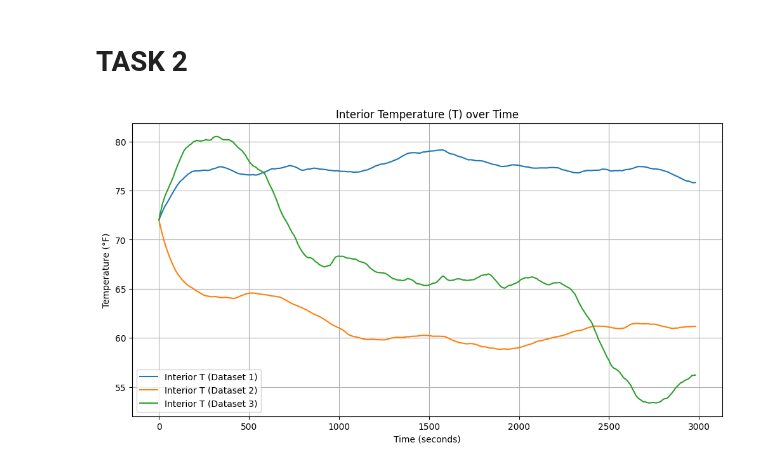
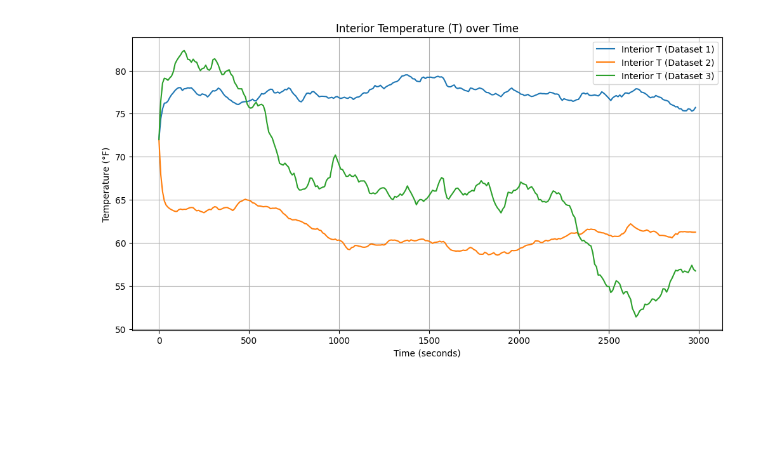
Before and after one commit to essey1/modelling-thermal-comfort, a Jupyter notebook: task2_matrix_solver.ipynb, the cells around one changed output. Cells and saved outputs as stored; diff of their text form; code cells hidden in the pictures; blank space fills up the shorter version.

Commit message:
added task2 code

```diff
--- a/task2_matrix_solver.ipynb
+++ b/task2_matrix_solver.ipynb
@@ -162,8 +161,6 @@ data_set_3 = np.array([
     57.03029534,56.96342087,56.21290079,56.88171897,56.54423884,56.46385847,
     57.37118564,57.82377138,56.42950469,56.5765452,56.39941398
 ])
-# %% [markdown]
-# **TASK 2**
 # %%
 import numpy as np
 import matplotlib.pyplot as plt
@@ -176,7 +173,7 @@ all_datasets = {
     "Dataset 3": data_set_3
 }
 
-def solve_temperature(theta_data, h=10, k=0.01):
+def solve_temperature(theta_data, h=10, k=0.05):
     """
     Solves T = A^-1 * b
     h: Time-step size
@@ -194,31 +191,31 @@ def solve_temperature(theta_data, h=10, k=0.01):
     # Construct vector b
     # u_i
     b = np.zeros(n)
     b[0] = 72 # Initial condition T0 = 72
 
     for i in range(1, n):
         u_prev = 0.1 * k * np.sin((np.pi * (i-1) * h) / 10)
         b[i] = (h * k * theta_data[i-1]) + (h * u_prev)
 
     # Solve for T
     T = np.linalg.solve(A, b)
     return t, T
 
 # 2. Loop through and plot
 plt.figure(figsize=(12, 6))
 
 for name, data in all_datasets.items():
     time, interior_temp = solve_temperature(data)
 
     plt.plot(time, interior_temp, label=f'Interior T ({name})')
     # Optional: plot the external theta for comparison
     # plt.plot(time, data, '--', alpha=0.3, label=f'External θ ({name})')
 
 plt.title('Interior Temperature (T) over Time')
 plt.xlabel('Time (seconds)') # Time on x-axis
 plt.ylabel('Temperature (°F)') # Temperature on y-axis
 plt.legend()
 plt.grid(True)
 plt.show()
 # %% [output]
-[figure, old version]
+[figure, new version]
```
Also changed, not shown: parts of 8 cells of this notebook, 1 other file.
